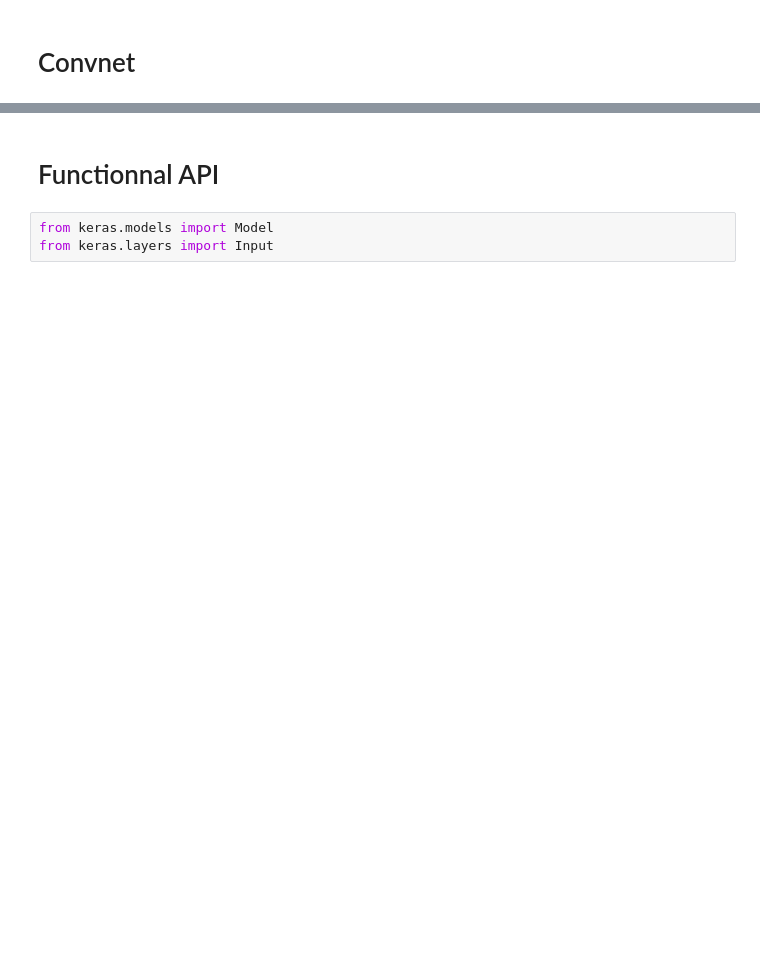
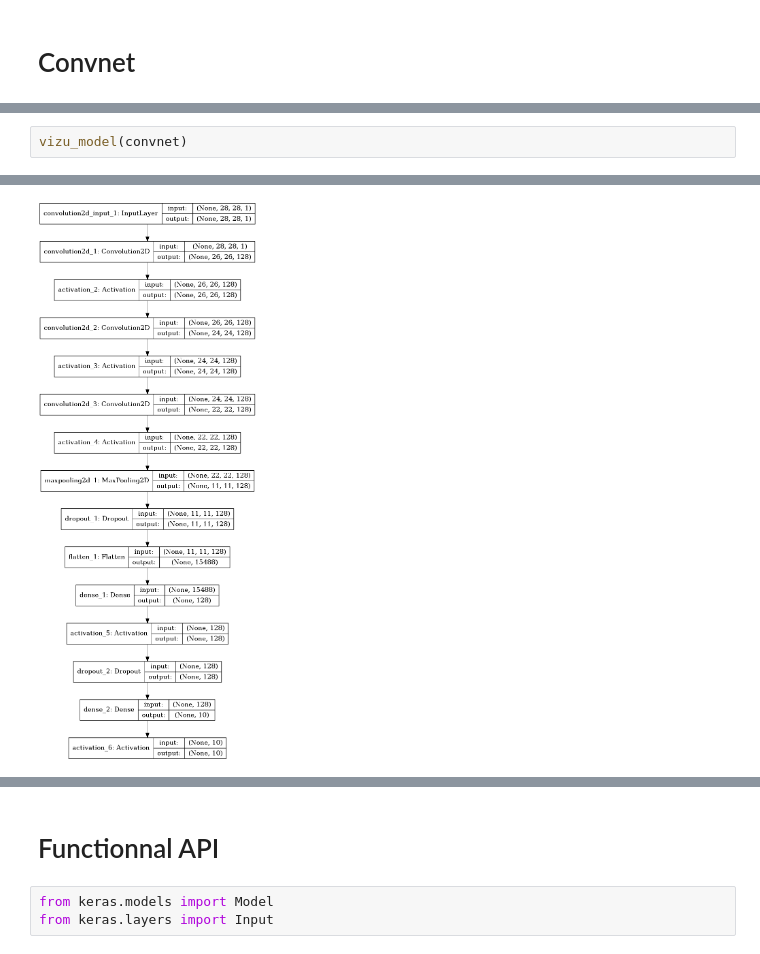
Before and after one commit to tboquet/presentations, a Jupyter notebook: Keras_intro.ipynb, the cells around one changed output, grey strips where cells are left out. Drawn from its saved outputs; the diff is of its cells as text; blank space fills up the shorter version.

```diff
--- a/Keras_intro.ipynb
+++ b/Keras_intro.ipynb
@@ -212,0 +218,3 @@ Epoch 12/12
+# %%
+vizu_model(convnet)
+# %% [output]
@@ -212,0 +222 @@ Epoch 12/12
+[figure, added]
```
Also changed, not shown: parts of 55 cells of this notebook, 1 other file.
